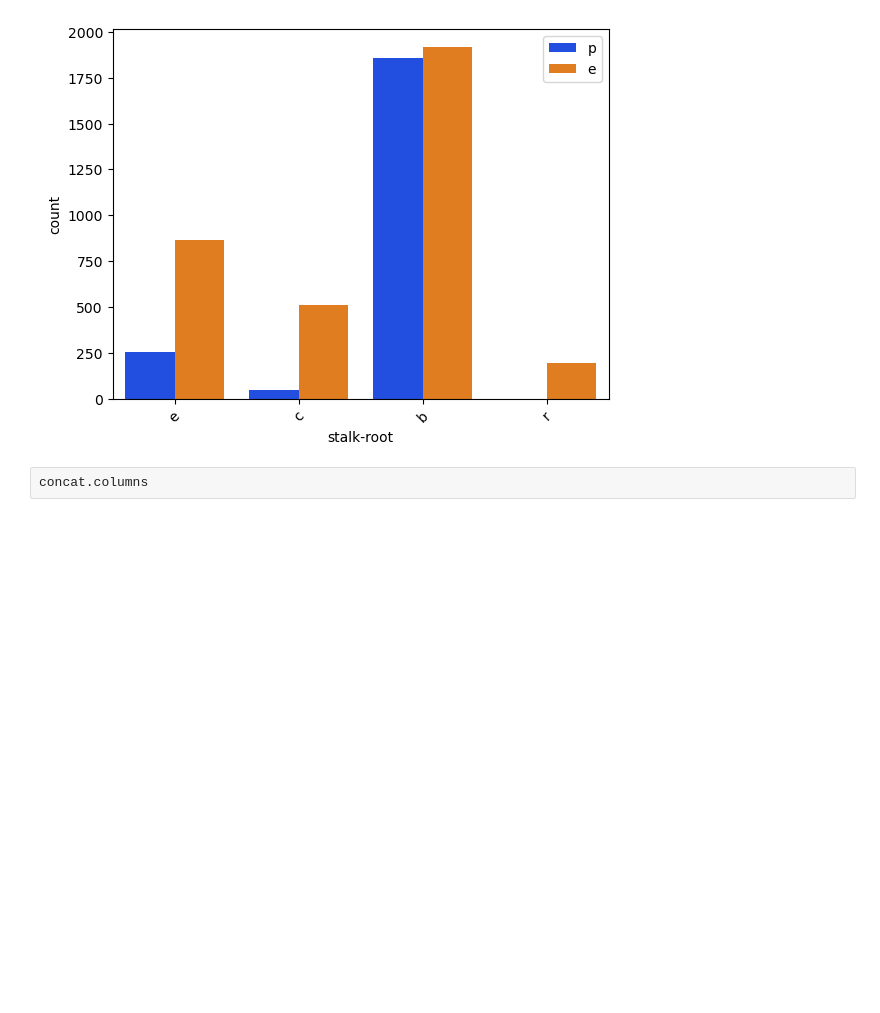
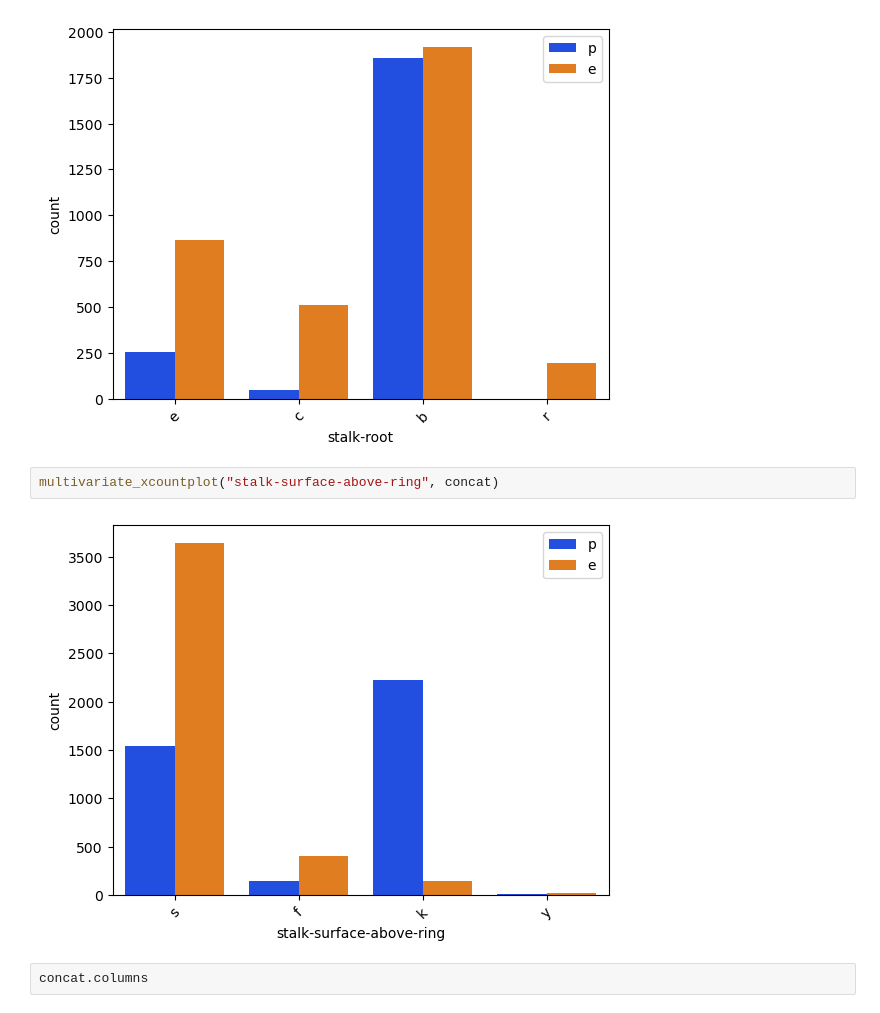
Before and after one commit to dev-ezzy/Big-Data, a Jupyter notebook: index.ipynb, the cells around one changed output. Saved outputs shown, nothing was run; the diff lists cells and outputs as text; blank space fills up the shorter version.

```diff
--- a/index.ipynb
+++ b/index.ipynb
@@ -504,6 +504,10 @@ multivariate_xcountplot("stalk-shape", concat)
 multivariate_xcountplot("stalk-root", concat)
 # %% [output]
 [figure]
+# %%
+multivariate_xcountplot("stalk-surface-above-ring", concat)
+# %% [output]
+[figure, added]
 # %%
 concat.columns
 # %% [output]
```
